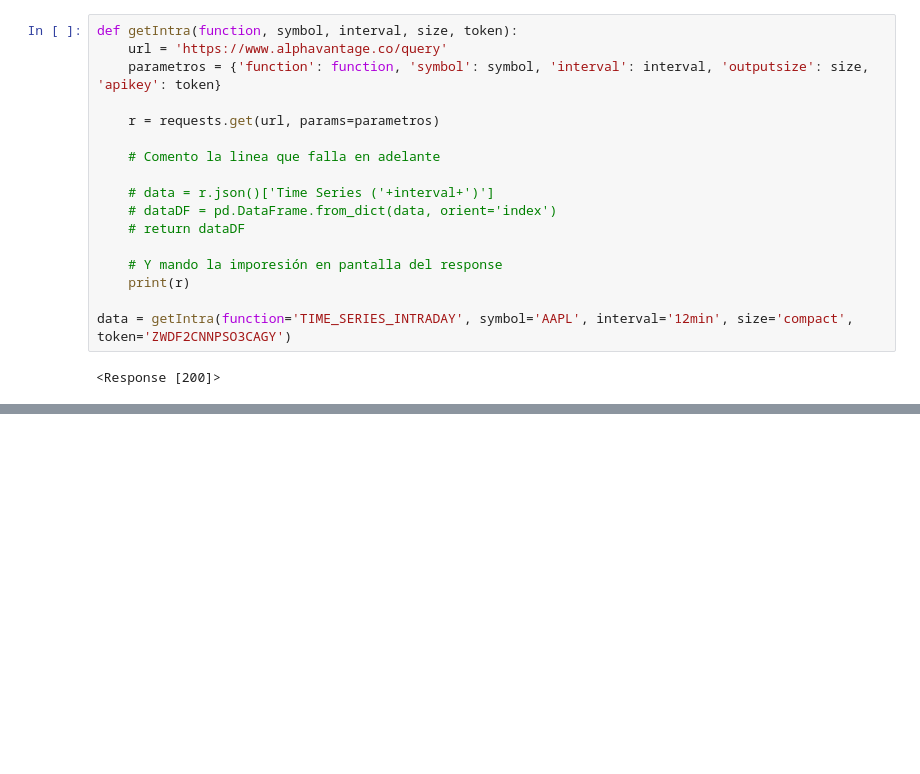
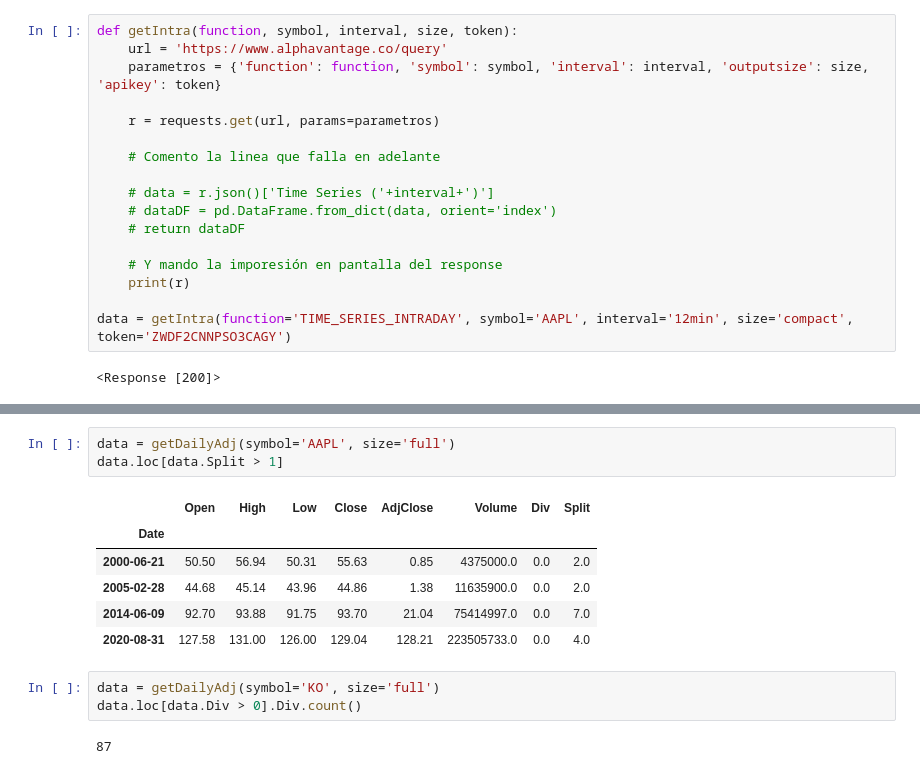
Before and after one commit to tutecode/APIs-Market-Data, a Jupyter notebook: APIs-MarketData.ipynb, the cells around one changed output, grey strips where cells are left out. Drawn from its saved outputs; the diff is of its cells as text; blank space fills up the shorter version.

```diff
--- a/APIs-MarketData.ipynb
+++ b/APIs-MarketData.ipynb
@@ -253,0 +296,15 @@ data.round(2).head()
+# %%
+data = getDailyAdj(symbol='AAPL', size='full')
+data.loc[data.Split > 1]
+# %% [output]
+|  | Open | High | Low | Close | AdjClose | Volume | Div | Split |
+| Date |  |  |  |  |  |  |  |  |
+| 2000-06-21 | 50.50 | 56.94 | 50.31 | 55.63 | 0.85 | 4375000.0 | 0.0 | 2.0 |
+| 2005-02-28 | 44.68 | 45.14 | 43.96 | 44.86 | 1.38 | 11635900.0 | 0.0 | 2.0 |
+| 2014-06-09 | 92.70 | 93.88 | 91.75 | 93.70 | 21.04 | 75414997.0 | 0.0 | 7.0 |
+| 2020-08-31 | 127.58 | 131.00 | 126.00 | 129.04 | 128.21 | 223505733.0 | 0.0 | 4.0 |
+# %%
+data = getDailyAdj(symbol='KO', size='full')
+data.loc[data.Div > 0].Div.count()
+# %% [output]
+87
```
Also changed, not shown: parts of 14 cells of this notebook.
